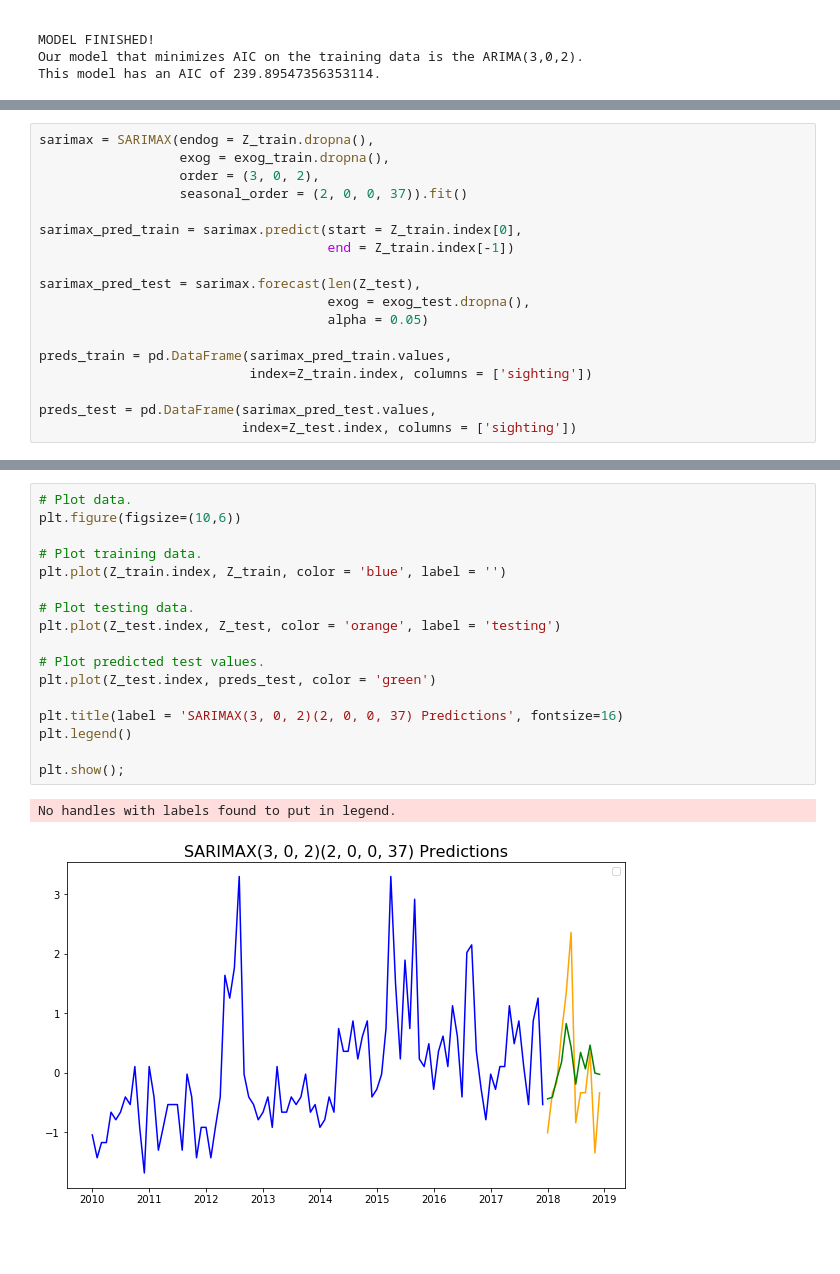
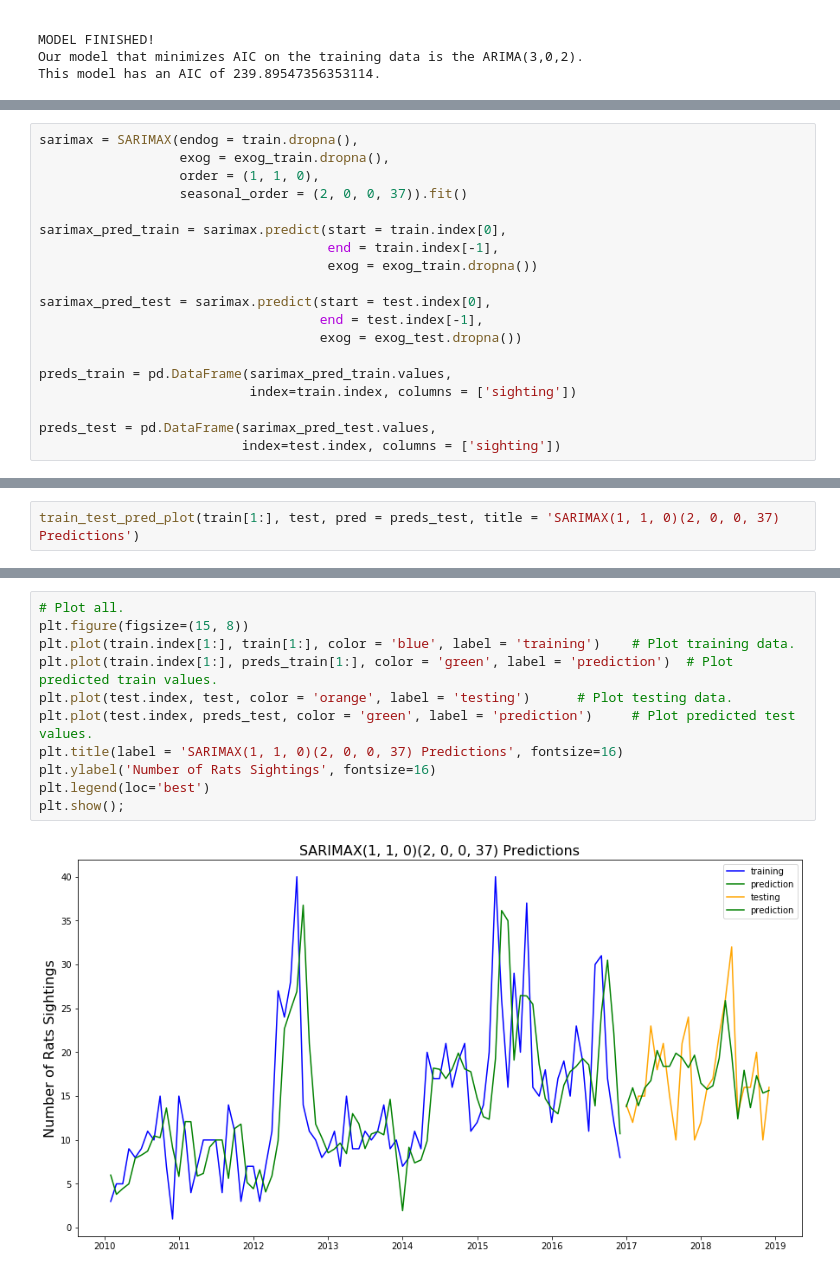
Before and after one commit to zhanzhanyu/Manhattan-Rats-Sightings-SARIMAX-Model, a Jupyter notebook: codes/03_modeling.ipynb, the cells around one changed output, grey strips where cells are left out. Saved outputs shown, nothing was run; the diff lists cells and outputs as text; blank space fills up the shorter version.

```diff
--- a/codes/03_modeling.ipynb
+++ b/codes/03_modeling.ipynb
@@ -307,18 +283,19 @@ The final model is SARIMAX(3, 0, 2)x(2, 0, 0, 37).
 # %%
-sarimax = SARIMAX(endog = Z_train.dropna(),
+sarimax = SARIMAX(endog = train.dropna(),
                   exog = exog_train.dropna(),
-                  order = (3, 0, 2),
+                  order = (1, 1, 0),
                   seasonal_order = (2, 0, 0, 37)).fit()
 
-sarimax_pred_train = sarimax.predict(start = Z_train.index[0],
-                                     end = Z_train.index[-1])
+sarimax_pred_train = sarimax.predict(start = train.index[0],
+                                     end = train.index[-1],
+                                     exog = exog_train.dropna())
 
-sarimax_pred_test = sarimax.forecast(len(Z_test),
-                                     exog = exog_test.dropna(),
-                                     alpha = 0.05)
+sarimax_pred_test = sarimax.predict(start = test.index[0],
+                                    end = test.index[-1],
+                                    exog = exog_test.dropna())
 
 preds_train = pd.DataFrame(sarimax_pred_train.values,
-                           index=Z_train.index, columns = ['sighting'])
+                           index=train.index, columns = ['sighting'])
 
 preds_test = pd.DataFrame(sarimax_pred_test.values,
-                          index=Z_test.index, columns = ['sighting'])
+                          index=test.index, columns = ['sighting'])
@@ -324,0 +310,2 @@ preds_test = pd.DataFrame(sarimax_pred_test.values,
+# %%
+train_test_pred_plot(train[1:], test, pred = preds_test, title = 'SARIMAX(1, 1, 0)(2, 0, 0, 37) Predictions')
@@ -325,20 +314,13 @@ preds_test = pd.DataFrame(sarimax_pred_test.values,
 # %%
-# Plot data.
-plt.figure(figsize=(10,6))
-
-# Plot training data.
-plt.plot(Z_train.index, Z_train, color = 'blue', label = '')
-
-# Plot testing data.
-plt.plot(Z_test.index, Z_test, color = 'orange', label = 'testing')
-
-# Plot predicted test values.
-plt.plot(Z_test.index, preds_test, color = 'green')
-
-plt.title(label = 'SARIMAX(3, 0, 2)(2, 0, 0, 37) Predictions', fontsize=16)
-plt.legend()
-
+# Plot all.
+plt.figure(figsize=(15, 8))
+plt.plot(train.index[1:], train[1:], color = 'blue', label = 'training')    # Plot training data.
+plt.plot(train.index[1:], preds_train[1:], color = 'green', label = 'prediction')  # Plot predicted train values.
+plt.plot(test.index, test, color = 'orange', label = 'testing')      # Plot testing data.
+plt.plot(test.index, preds_test, color = 'green', label = 'prediction')     # Plot predicted test values.
+plt.title(label = 'SARIMAX(1, 1, 0)(2, 0, 0, 37) Predictions', fontsize=16)
+plt.ylabel('Number of Rats Sightings', fontsize=16)
+plt.legend(loc='best')
 plt.show();
 # %% [output]
-No handles with labels found to put in legend.
-[figure, old version]
+[figure, new version]
```
Also changed, not shown: parts of 56 cells of this notebook, 10 other files.
